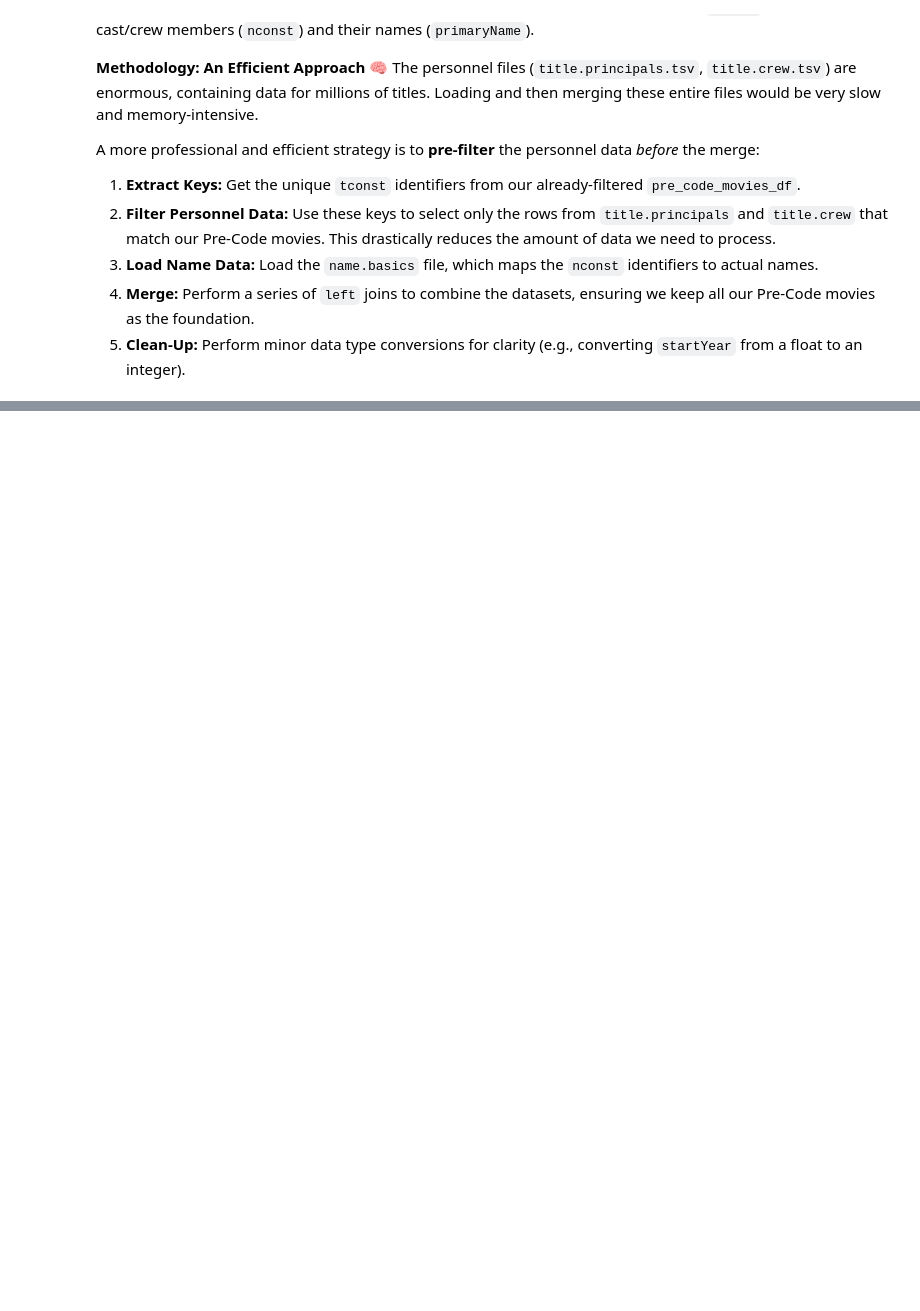
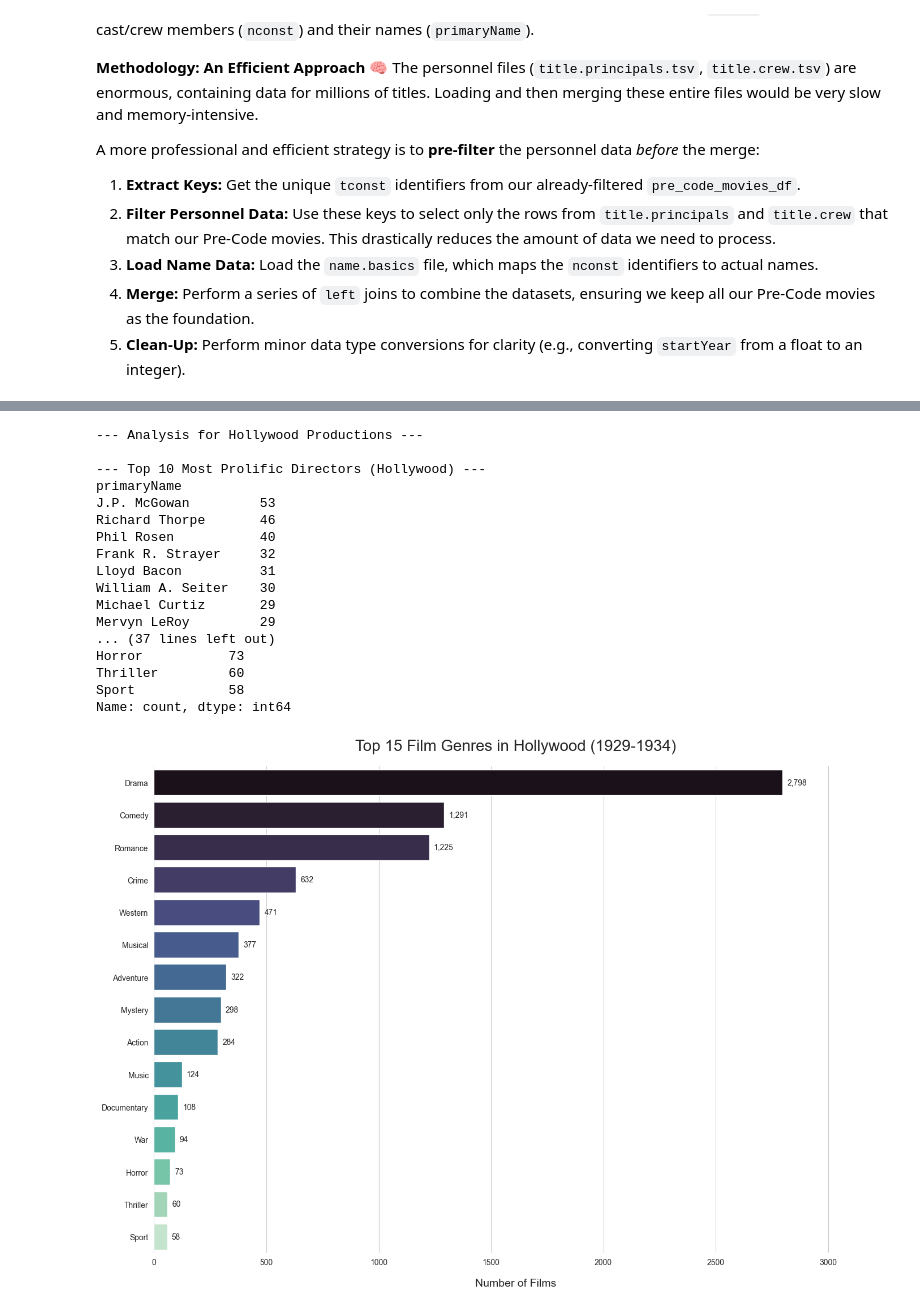
Before and after one commit to louiseluli/pre_code_hollywood_analysis, a Jupyter notebook: notebooks/01_Pre-Code_Data_Loading_and_Filtering.ipynb, the cells around one changed output, grey strips where cells are left out. Saved outputs shown, nothing was run; the diff lists cells and outputs as text; code cells hidden in the pictures; blank space fills up the shorter version.

```diff
--- a/notebooks/01_Pre-Code_Data_Loading_and_Filtering.ipynb
+++ b/notebooks/01_Pre-Code_Data_Loading_and_Filtering.ipynb
@@ -167,0 +362,69 @@ Loading personnel datasets...
+# %%
+def analyze_and_plot_top_N(dataframe, title_suffix=""):
+    """
+    Performs analysis and visualization on a given film dataframe.
+    Calculates top directors, actors, and genres, then plots the top genres.
+
+    Args:
+        dataframe (pd.DataFrame): The dataframe to analyze.
+        title_suffix (str): A string to append to plot titles (e.g., 'Hollywood').
+    """
+    print(f"\n--- Analysis for {title_suffix} Productions ---")
+
+    # Analysis: Directors
+    directors = dataframe[dataframe['category'] == 'director']['primaryName'].value_counts().head(10)
+    print(f"\n--- Top 10 Most Prolific Directors ({title_suffix}) ---")
+    print(directors)
+
+    # Analysis: Actors
+    actors = dataframe[dataframe['category'].isin(['actor', 'actress'])]['primaryName'].value_counts().head(15)
+    print(f"\n--- Top 15 Most Prolific Actors/Actresses ({title_suffix}) ---")
+    print(actors)
+
+    # Analysis: Genres
+    genres_unique = dataframe.dropna(subset=['genres']).drop_duplicates(subset=['tconst'])
+    genres_exploded = genres_unique.assign(genre=genres_unique['genres'].str.split(',')).explode('genre')
+    top_genres = genres_exploded['genre'].value_counts().head(15)
+    print(f"\n--- Top 15 Most Common Genres ({title_suffix}) ---")
+    print(top_genres)
+
+    # Visualization: Genres
+    fig, ax = plt.subplots(figsize=(14, 10))
+    sns.barplot(x=top_genres.values, y=top_genres.index, hue=top_genres.index, palette="mako", dodge=False, ax=ax)
+
+    for bar in ax.patches:
+        width = bar.get_width()
+        ax.text(width + 20, bar.get_y() + bar.get_height() / 2, f'{int(width):,}', va='center', ha='left')
+
+    ax.set_title(f'Top 15 Film Genres in {title_suffix} (1929-1934)', fontsize=20, pad=20)
+    ax.set_xlabel('Number of Films', fontsize=14, labelpad=15)
+    ax.set_ylabel('')
+
+    # The legend is not created by default in this specific plot, so the line to remove it is unnecessary.
+
+    ax.set_xlim(0, top_genres.max() * 1.15)
+    sns.despine(left=True, bottom=True)
+    plt.tight_layout()
+    plt.show()
+
+# Now, run the analysis on our new Hollywood-specific DataFrame
+analyze_and_plot_top_N(hollywood_df, title_suffix="Hollywood")
+# %% [output]
+--- Analysis for Hollywood Productions ---
+
+--- Top 10 Most Prolific Directors (Hollywood) ---
+primaryName
+J.P. McGowan         53
+Richard Thorpe       46
+Phil Rosen           40
+Frank R. Strayer     32
+Lloyd Bacon          31
+William A. Seiter    30
+Michael Curtiz       29
+Mervyn LeRoy         29
+... (37 lines left out)
+Horror           73
+Thriller         60
+Sport            58
+Name: count, dtype: int64
+[figure, added]
```
Also changed, not shown: parts of 8 cells of this notebook.
